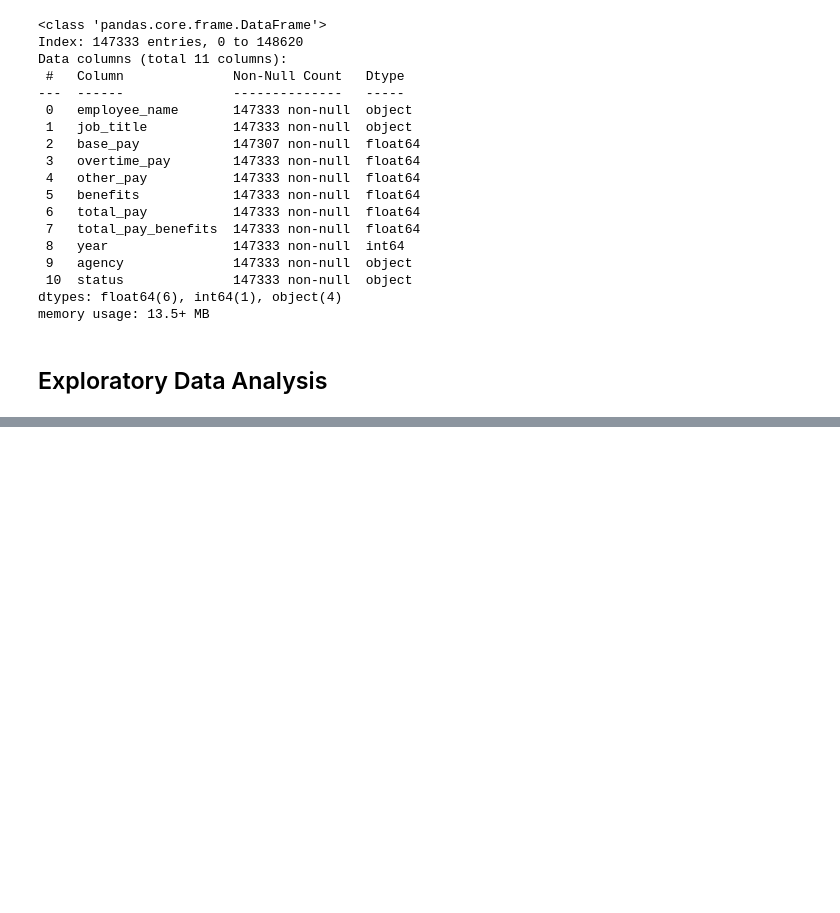
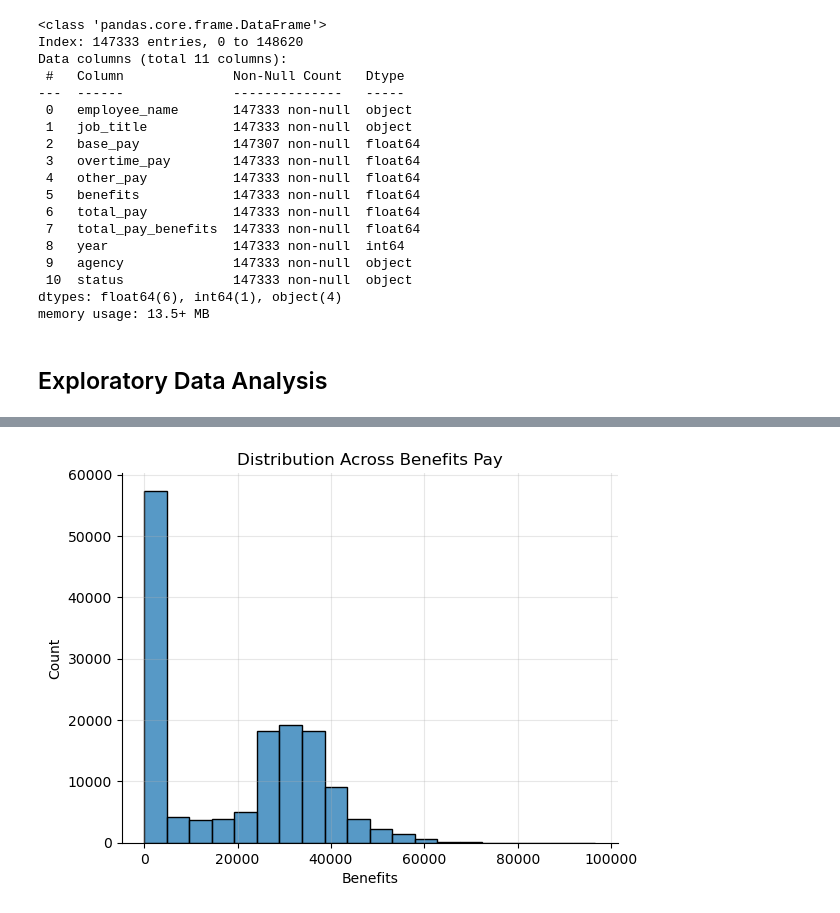
Before and after one commit to leiandrei/Salaries-Dataset-Cleaning-and-Aggregation, a Jupyter notebook: notebooks/analysis.ipynb, the cells around one changed output, grey strips where cells are left out. Cells and saved outputs as stored; diff of their text form; code cells hidden in the pictures; blank space fills up the shorter version.

```diff
--- a/notebooks/analysis.ipynb
+++ b/notebooks/analysis.ipynb
@@ -66,0 +103,10 @@ def piv_tables(df: pd.DataFrame, idx: List[str], cols: List[str], aggfunc: List[
+# %%
+# value distribution of benefits pay
+sns.histplot(data=df, x='benefits', bins=20)
+plt.title("Distribution Across Benefits Pay")
+plt.ylabel("Count")
+plt.xlabel("Benefits")
+plt.grid(True, alpha=0.3)
+sns.despine(top=True, right=True)
+# %% [output]
+[figure, added]
```
Also changed, not shown: parts of 12 cells of this notebook.
